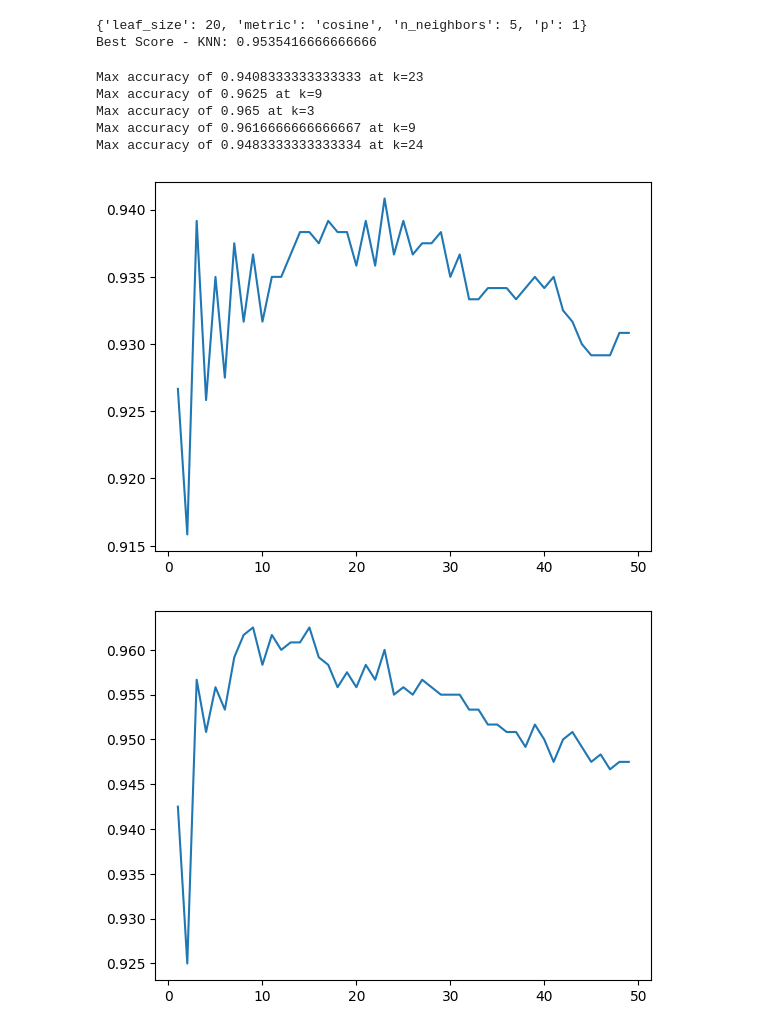
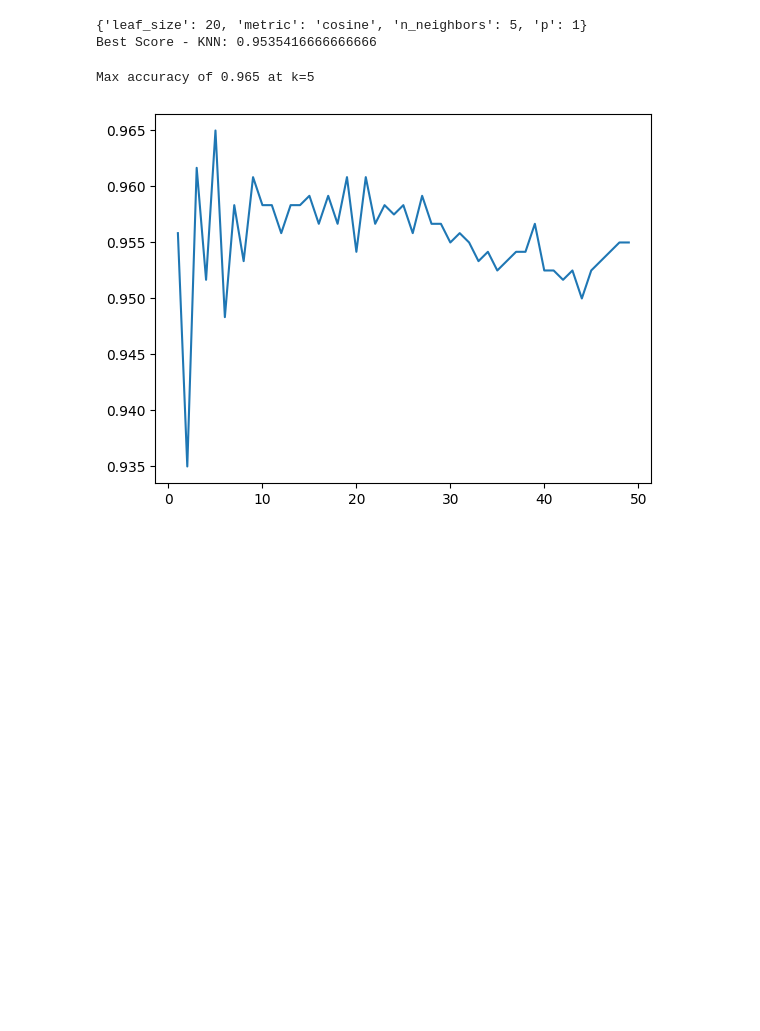
Before and after one commit to suinkangme/CV-Image-Classification-Tasks, a Jupyter notebook: Task2_KNN.ipynb, the cells around one changed output. Cells and saved outputs as stored; diff of their text form; code cells hidden in the pictures; blank space fills up the shorter version.

```diff
--- a/Task2_KNN.ipynb
+++ b/Task2_KNN.ipynb
@@ -54,7 +55,7 @@ def kGraph(Xtrain,ytrain,Xtest,ytest):
   scores = []
   values = range(1,50)
   for k in values:
-    KNN = KNeighborsClassifier(n_neighbors=k).fit(Xtrain,ytrain)
+    KNN = dataset2KNN = KNeighborsClassifier(n_neighbors=k, metric='cosine',leaf_size=20,p=1).fit(dataset2_train_features,dataset2_train_labels)
     score = KNN.score(Xtest,ytest)
     scores.append(score)
   print("Max accuracy of " + str(max(scores)) + " at k=" + str(scores.index(max(scores)) + 1))
@@ -89,15 +90,9 @@ print('Best Score - KNN:', grid_search_KNN.best_score_ )
 {'leaf_size': 20, 'metric': 'cosine', 'n_neighbors': 5, 'p': 1}
 Best Score - KNN: 0.9535416666666666
 # %%
-#Over shuffled train/test sets
-for x in range(5):
-  dataset2_train_features, dataset2_test_features, dataset2_train_labels, dataset2_test_labels = train_test_split(dataset2_features,dataset2_labels, test_size=0.2)
-  kGraph(dataset2_train_features,dataset2_train_labels,dataset2_test_features,dataset2_test_labels)
+#Accuracy at differrent k values with GridSearch parameters and 20:80 split
+dataset2_train_features, dataset2_test_features, dataset2_train_labels, dataset2_test_labels = train_test_split(dataset2_features,dataset2_labels, test_size=0.2, random_state=0)
+kGraph(dataset2_train_features,dataset2_train_labels,dataset2_test_features,dataset2_test_labels)
 # %% [output]
-Max accuracy of 0.9408333333333333 at k=23
-Max accuracy of 0.9625 at k=9
-Max accuracy of 0.965 at k=3
-Max accuracy of 0.9616666666666667 at k=9
-Max accuracy of 0.9483333333333334 at k=24
+Max accuracy of 0.965 at k=5
-[figure, old version]
+[figure, new version]
-[figure, removed]
```
Also changed, not shown: parts of 5 cells of this notebook.
